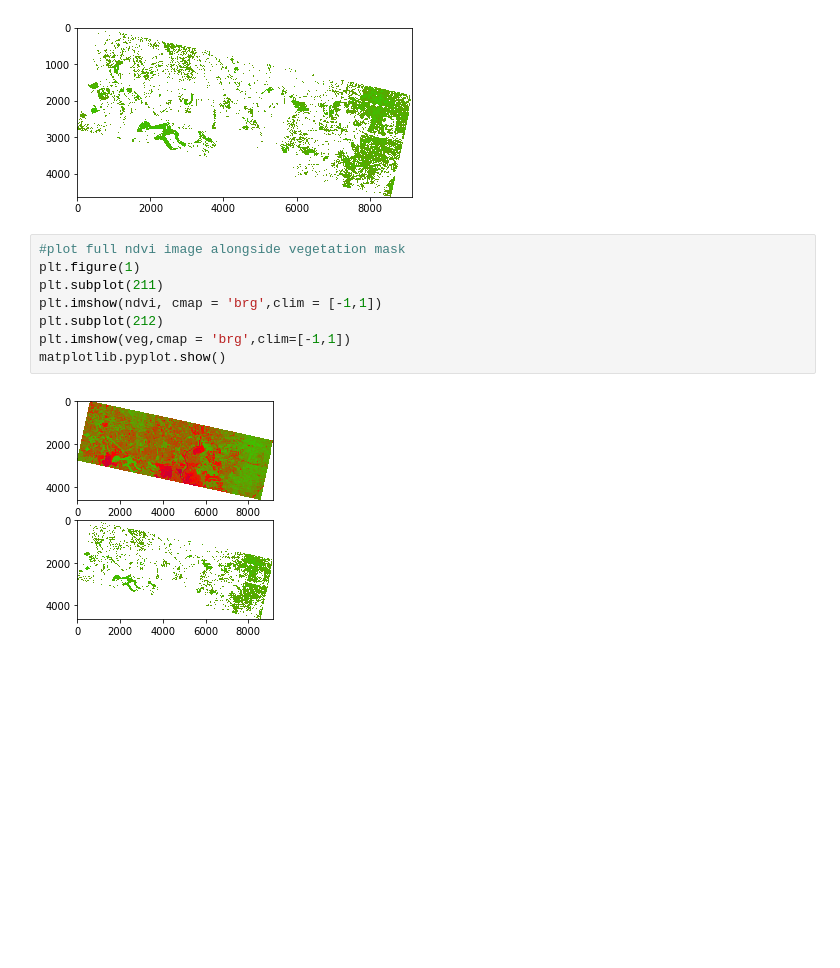
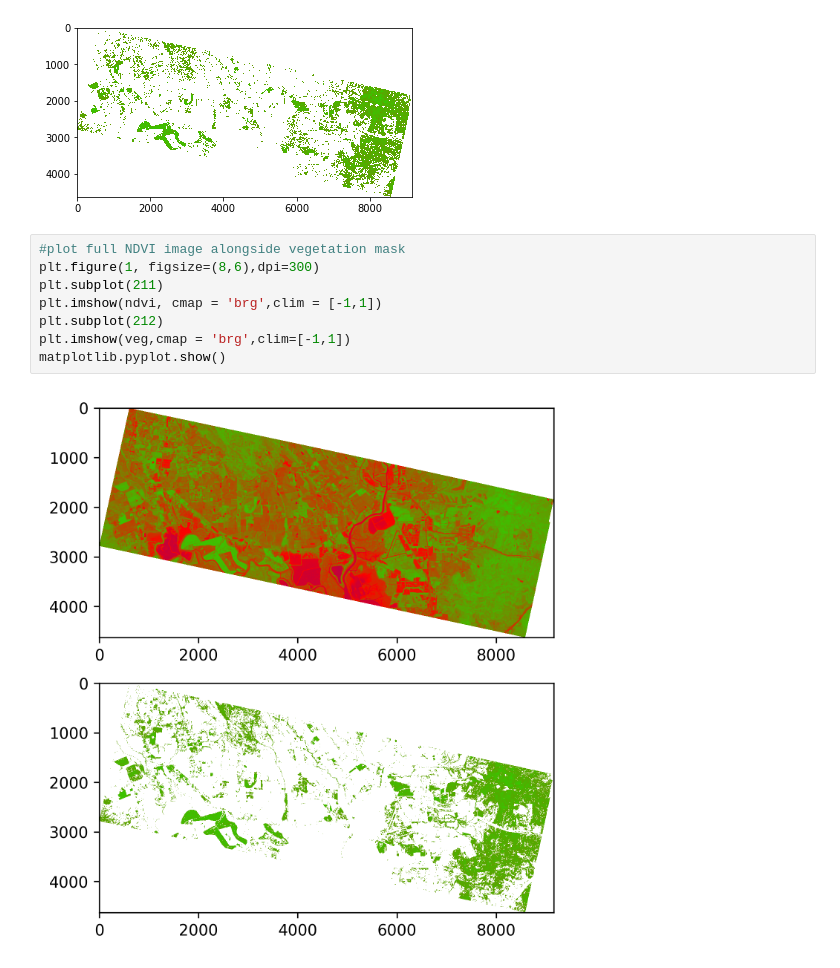
Before and after one commit to dylanhatlas/Imagery_Insights, a Jupyter notebook: NDVI_analysis.ipynb, the cells around one changed output. Drawn from its saved outputs; the diff is of its cells as text; blank space fills up the shorter version.

Commit message:
Added additional plots and analyses

```diff
--- a/NDVI_analysis.ipynb
+++ b/NDVI_analysis.ipynb
@@ -56,12 +68,12 @@ matplotlib.pyplot.show()
 # %% [output]
 [figure]
 # %%
-#plot full ndvi image alongside vegetation mask
-plt.figure(1)
+#plot full NDVI image alongside vegetation mask
+plt.figure(1, figsize=(8,6),dpi=300)
 plt.subplot(211)
 plt.imshow(ndvi, cmap = 'brg',clim = [-1,1])
 plt.subplot(212)
 plt.imshow(veg,cmap = 'brg',clim=[-1,1])
 matplotlib.pyplot.show()
 # %% [output]
-[figure, old version]
+[figure, new version]
```
Also changed, not shown: parts of 6 cells of this notebook.
